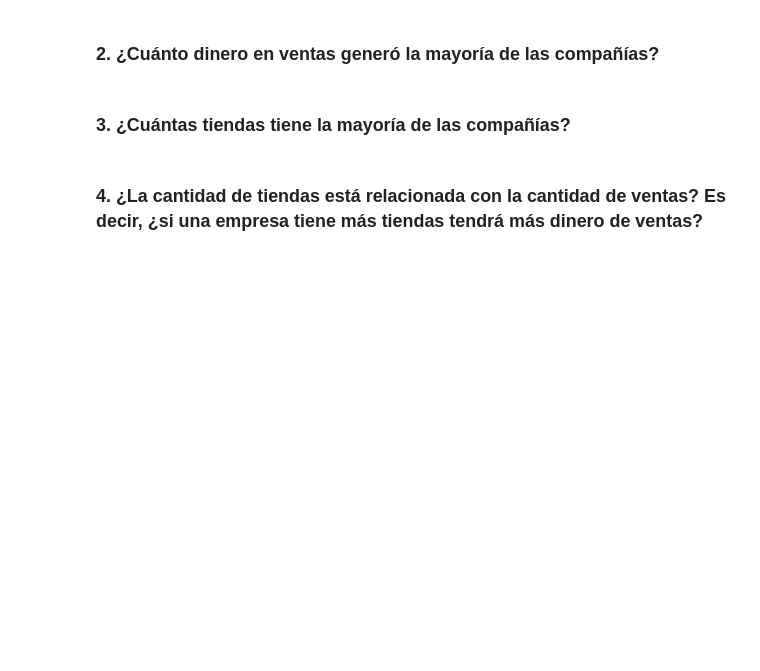
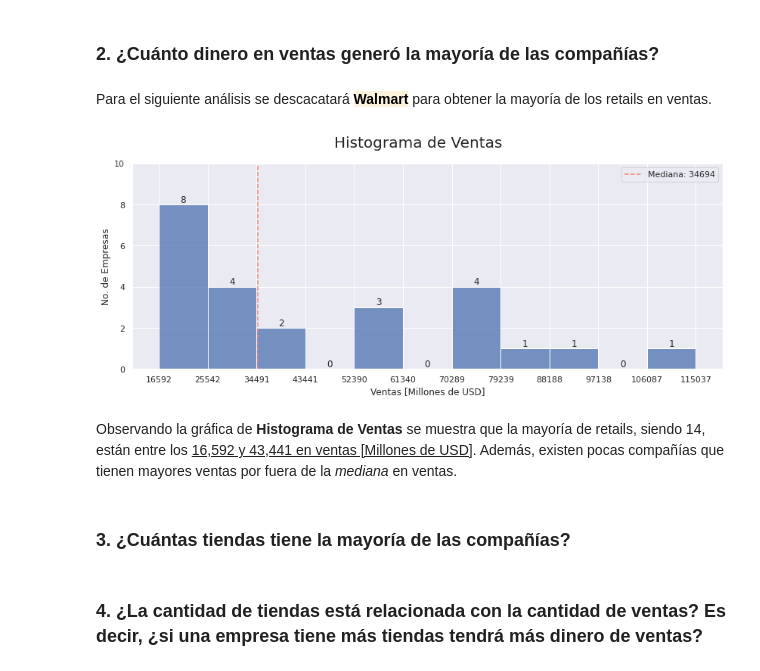
Before and after one commit to iofabela/datacademy_project-Largest_retailers, a Jupyter notebook: datacademy_project_retails.ipynb, the cells around one changed output. Saved outputs shown, nothing was run; the diff lists cells and outputs as text; code cells hidden in the pictures; blank space fills up the shorter version.

```diff
--- a/datacademy_project_retails.ipynb
+++ b/datacademy_project_retails.ipynb
@@ -83,5 +106,27 @@ df
 # %% [markdown]
 ### 2. ¿Cuánto dinero en ventas generó la mayoría de las compañías?
+# %% [markdown]
+<p> Para el siguiente análisis se descacatará <strong><mark style="background: rgba(251, 243, 219, 1);">Walmart</mark></strong><strong> </strong> para obtener la mayoría de los retails en ventas.</p>
+# %%
+# Mediana en ventas
+median = df_without_walmart.Sales.median()
+# Graph
+count, aux_bins=np.histogram(df_without_walmart['Sales'],bins=11)
+figure, axes = plt.subplots(figsize=(14,5))
+sns.set()
+sns.histplot(df_without_walmart,x='Sales', ax=axes,bins=aux_bins)
+axes.set(xticks=aux_bins); axes.set_ylim([0,10])
+axes.set_xlabel('Ventas [Millones de USD]'); axes.set_ylabel('No. de Empresas')
+figure.suptitle('Histograma de Ventas',size=20)
+axes.bar_label(axes.containers[0])
+mediana = np.median(df_without_walmart['Sales'])
+axes.axvline(mediana, ls='--', color='Salmon', label='Mediana: %d'%mediana)
+axes.legend()
+plt.show()
+# %% [output]
+[figure, added]
+# %% [markdown]
+Observando la gráfica de **Histograma de Ventas** se muestra que la mayoría de retails, siendo 14, están entre los <u>16,592 y 43,441 en ventas [Millones de USD]</u>. Además, existen pocas compañías que tienen mayores ventas por fuera de la *mediana* en ventas.
 # %% [markdown]
 ### 3. ¿Cuántas tiendas tiene la mayoría de las compañías?
 # %% [markdown]
```
Also changed, not shown: parts of 5 cells of this notebook.
